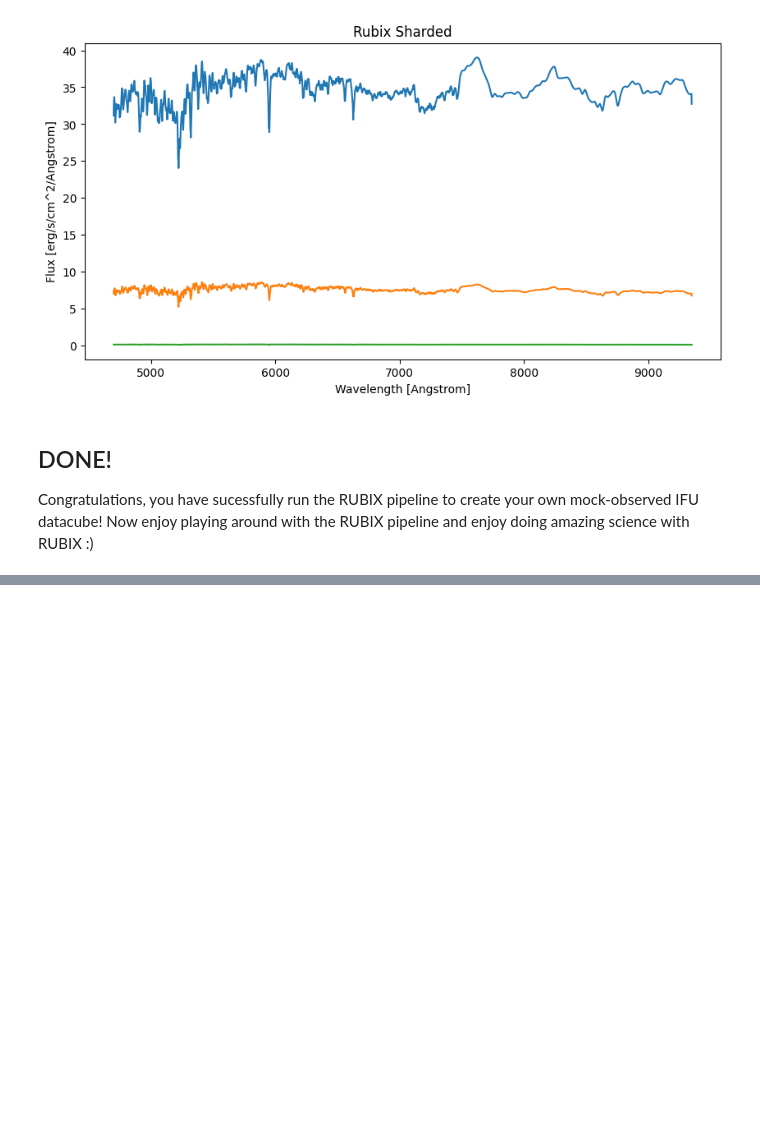
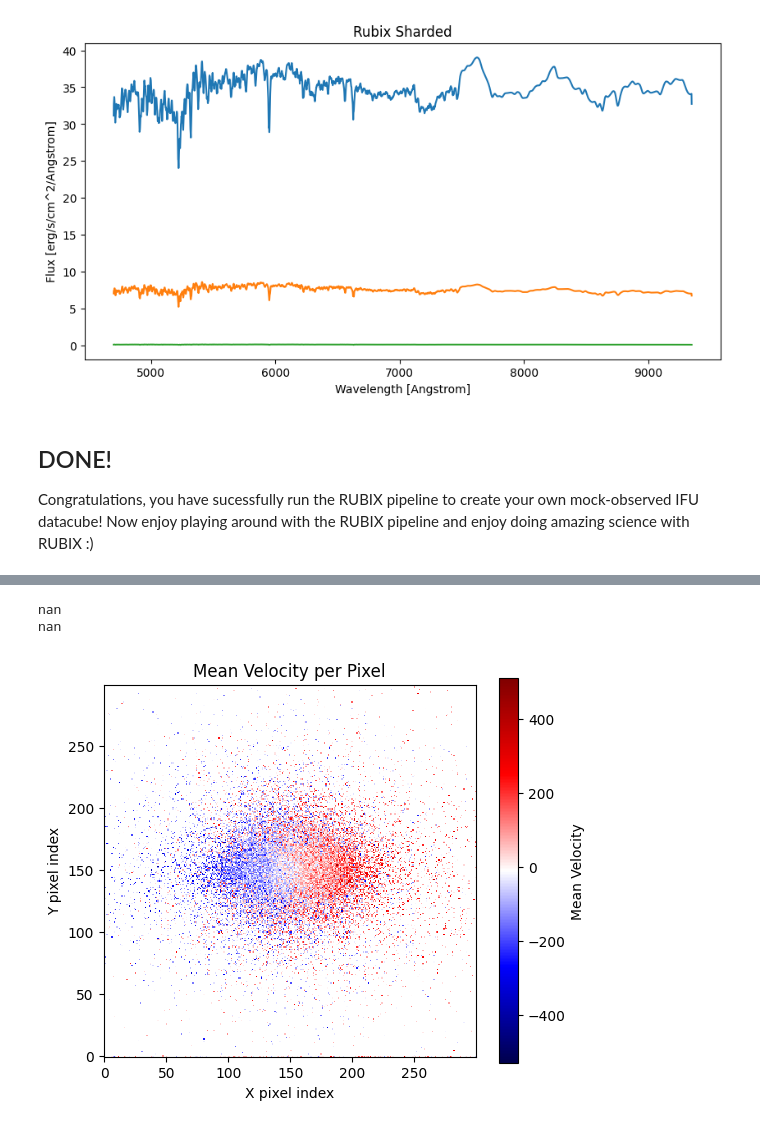
Before and after one commit to AstroAI-Lab/rubix, a Jupyter notebook: notebooks/rubix_pipeline_single_function_shard_map_fits_gsf.ipynb, the cells around one changed output, grey strips where cells are left out. Drawn from its saved outputs; the diff is of its cells as text; code cells hidden in the pictures; blank space fills up the shorter version.

```diff
--- a/notebooks/rubix_pipeline_single_function_shard_map_fits_gsf.ipynb
+++ b/notebooks/rubix_pipeline_single_function_shard_map_fits_gsf.ipynb
@@ -78,7 +78,7 @@ config_NIHAO = {
     "galaxy":
         {"dist_z": 0.01,
          "rotation": {"type": "matrix"}, #{"alpha": 0.0, "beta": 0.0, "gamma":0.0},
-         "component": ["Halo"], #None,
+         "component": None, #["Halo"], #None,
          "component_file": "./data/gsf/g8.26e11.01024.gmm_full_white_jzjcejpjc_5clusters_2018tags.dat",
         },
 
@@ -277,37 +286,41 @@ import matplotlib.pyplot as plt
 
 # Assuming your data arrays are defined as follows:
 pixel_assignment = np.asarray(np.squeeze(inputdata.stars.pixel_assignment))
-velocities = np.asarray(inputdata.stars.velocity[0, :, 2])
+velocities = np.asarray(inputdata.stars.velocity[:, 2])
 
 # Compute the sum of velocities and count per pixel using np.bincount
 sum_velocity = np.bincount(pixel_assignment, weights=velocities)
 counts = np.bincount(pixel_assignment)
 
 # Calculate mean velocity; note: division by zero is avoided if every pixel has at least one star.
 mean_velocity = sum_velocity / counts
 
 
 # If you know the pixel grid dimensions (for example, a square grid)
 n_pixels = len(mean_velocity)
 grid_size = int(np.sqrt(n_pixels))
 if grid_size * grid_size != n_pixels:
     raise ValueError("The total number of pixels is not a perfect square; please specify the grid shape explicitly.")
 
 # Reshape the mean_velocity into a 2D array for imshow
 velocity_map = mean_velocity.reshape((grid_size, grid_size))
 print(velocity_map[12,12])
 
 print(velocity_map[17,12]-velocity_map[7,12])
 # Plot the result
 plt.figure(figsize=(6, 5))
 plt.imshow(velocity_map, origin='lower', interpolation='nearest', cmap='seismic')
 plt.colorbar(label='Mean Velocity')
 plt.title('Mean Velocity per Pixel')
 plt.xlabel('X pixel index')
 plt.ylabel('Y pixel index')
 #storepath = f"./output/datacube_NIHAO{config_illustris['data']['load_galaxy_args']['id']}_{config_illustris["telescope"]["name"]}_{config_illustris['pipeline']['name']}_velocity.png"
 #plt.savefig(storepath)
 plt.show()
+# %% [output]
+nan
+nan
+[figure, added]
 # %%
 # NBVAL_SKIP
 import numpy as np
```
Also changed, not shown: parts of 8 cells of this notebook.
